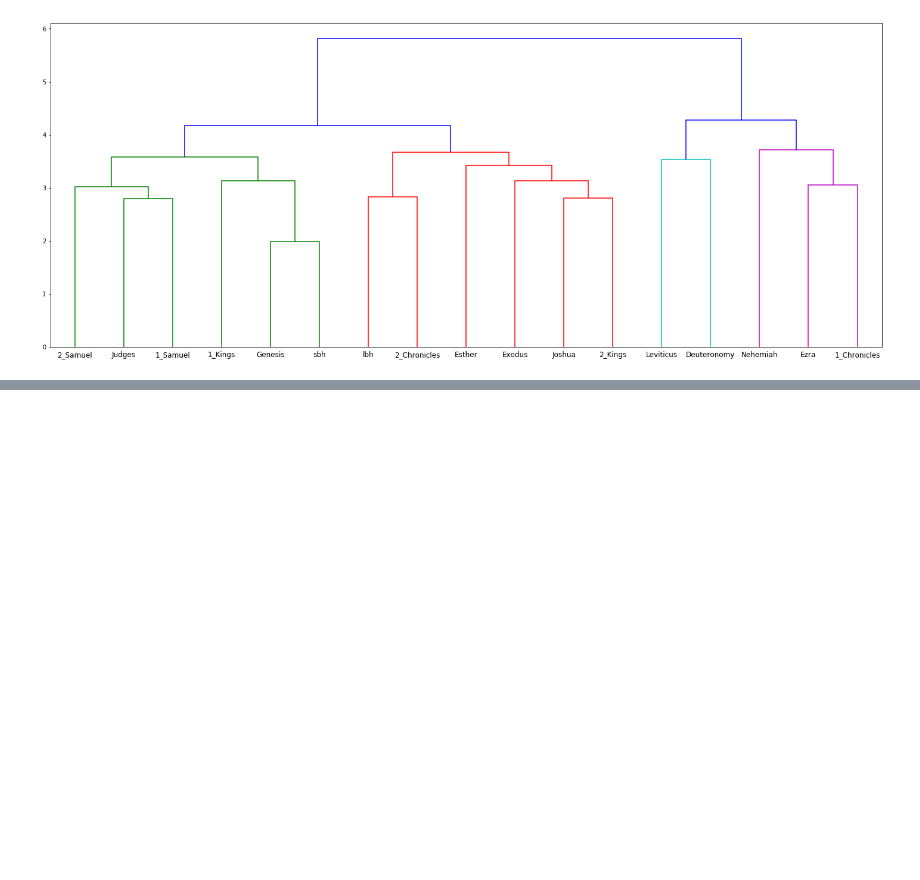
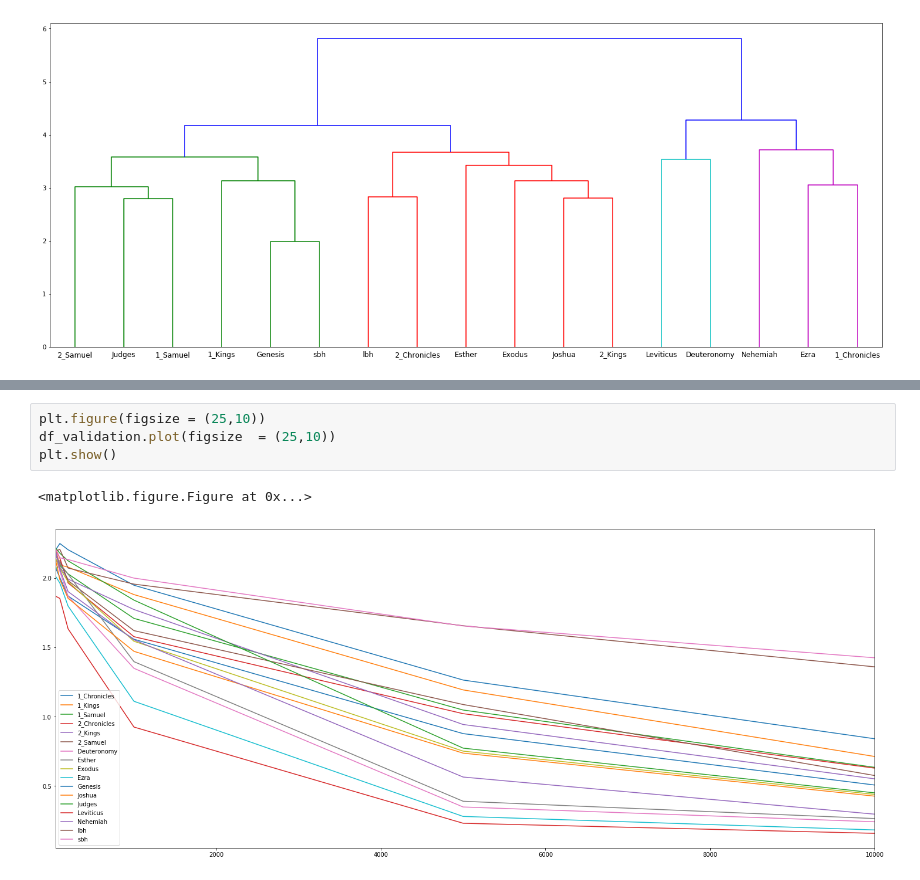
Before and after one commit to ETCBC/Probabilistic_Language_Change, a Jupyter notebook: Markov chain analysis.ipynb, the cells around one changed output, grey strips where cells are left out. Drawn from its saved outputs; the diff is of its cells as text; blank space fills up the shorter version.

```diff
--- a/Markov chain analysis.ipynb
+++ b/Markov chain analysis.ipynb
@@ -148,0 +221,7 @@ plt.show()
+# %%
+plt.figure(figsize = (25,10))
+df_validation.plot(figsize  = (25,10))
+plt.show()
+# %% [output]
+<matplotlib.figure.Figure at 0x...>
+[figure, added]
```
Also changed, not shown: parts of 9 cells of this notebook.
